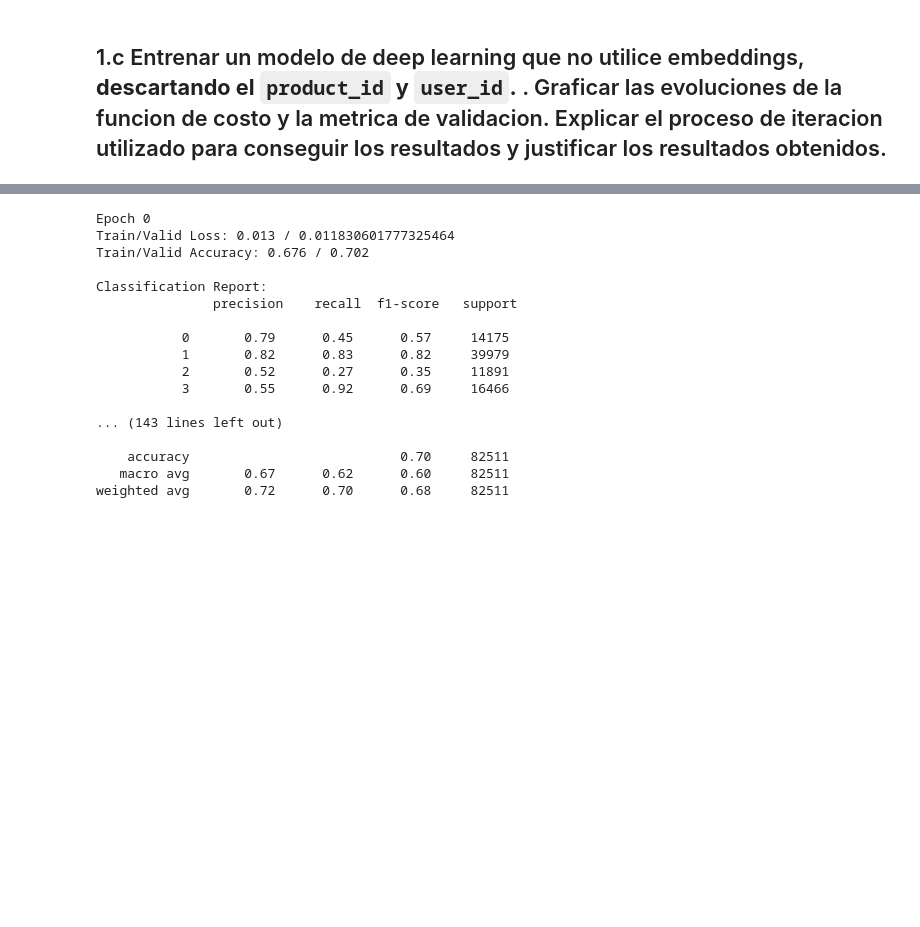
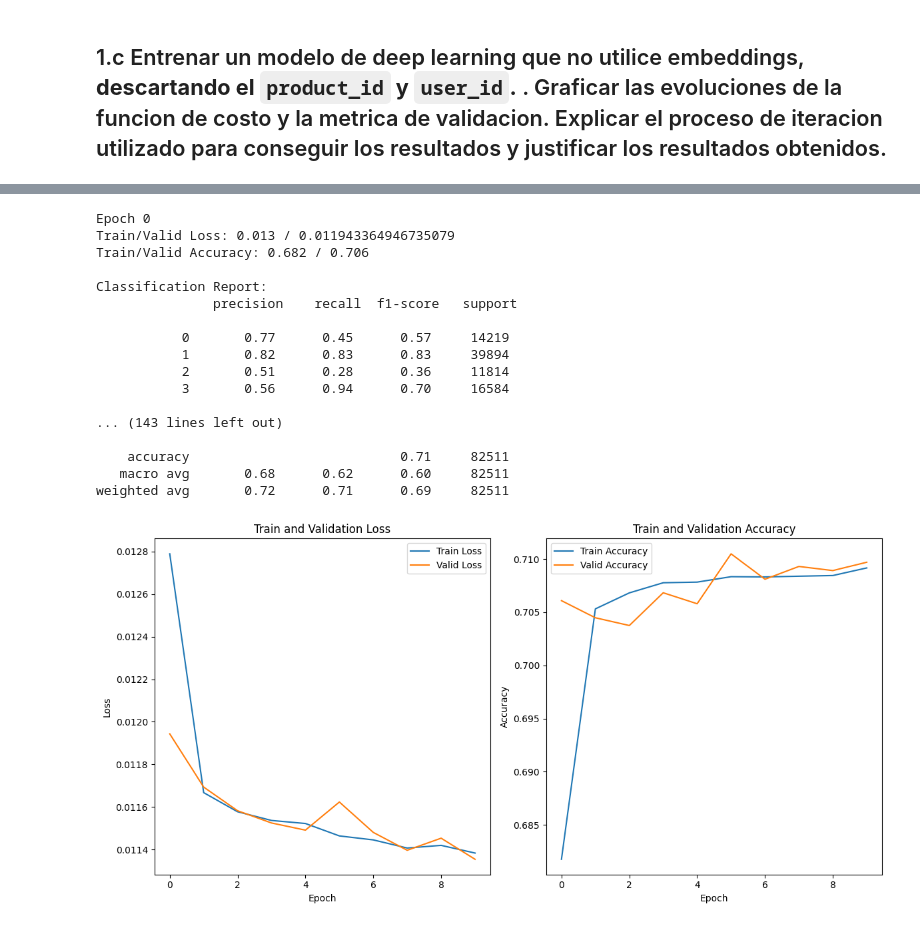
Before and after one commit to jmestanza/deep-learning, a Jupyter notebook: Mestanza-Joaquin-DL-TP Co17.ipynb, the cells around one changed output, grey strips where cells are left out. Cells and saved outputs as stored; diff of their text form; code cells hidden in the pictures; blank space fills up the shorter version.

Commit message:
Best result so far 0.7 accuracy

```diff
--- a/Mestanza-Joaquin-DL-TP Co17.ipynb
+++ b/Mestanza-Joaquin-DL-TP Co17.ipynb
@@ -1078,6 +1087,13 @@ NeuralNetwork(
   )
 )
 # %%
+
+# Lists to store loss and accuracy values per epoch
+train_losses = []
+valid_losses = []
+train_accuracies = []
+valid_accuracies = []
+
 for epoch in range(epochs):
     ############################################
     ## Training
@@ -1111,6 +1127,9 @@ for epoch in range(epochs):
     epoch_loss = epoch_loss / len(train_dataloader.dataset)
     accuracy = metrics.accuracy_score(epoch_y, epoch_y_hat)
 
+    train_losses.append(epoch_loss)  # Store training loss
+    train_accuracies.append(accuracy)  # Store training accuracy
+
     ############################################
     ## Validation
     ############################################
@@ -1136,14 +1155,16 @@ for epoch in range(epochs):
             valid_epoch_y += list(y_batch.detach().cpu().numpy())
             valid_epoch_y_hat += list(nnet_output.argmax(dim=1).detach().cpu().numpy())
 
+    valid_epoch_loss = valid_epoch_loss / len(valid_dataloader.dataset)
+    valid_accuracy = metrics.accuracy_score(valid_epoch_y, valid_epoch_y_hat)
+
+    valid_losses.append(valid_epoch_loss)  # Store validation loss
+    valid_accuracies.append(valid_accuracy)  # Store validation accuracy
+
     # ############################################
     # ## Results by epoch
     # ############################################
 
-    valid_epoch_loss = valid_epoch_loss / len(valid_dataloader.dataset)
-    valid_accuracy = metrics.accuracy_score(valid_epoch_y, valid_epoch_y_hat)
-    # valid_f1_score = metrics.f1_score(valid_epoch_y, valid_epoch_y_hat, average='weighted')  # Weighted F1 score
-    # confusion_mat = metrics.confusion_matrix(valid_epoch_y, valid_epoch_y_hat)
     classification_rep = metrics.classification_report(valid_epoch_y, valid_epoch_y_hat)
 
     ############################################
@@ -1152,24 +1173,47 @@ for epoch in range(epochs):
     print(f"Epoch {epoch}")
     print(f"Train/Valid Loss: {epoch_loss:.3f} / {valid_epoch_loss}")
     print(f"Train/Valid Accuracy: {accuracy:.3f} / {valid_accuracy:.3f}")
-    # print(f"Valid F1 Score: {valid_f1_score:.3f}")
-    # print("\nConfusion Matrix:\n", confusion_mat)
     print("\nClassification Report:\n", classification_rep)
 # %% [output]
 Epoch 0
-Train/Valid Loss: 0.013 / 0.011830601777325464
-Train/Valid Accuracy: 0.676 / 0.702
+Train/Valid Loss: 0.013 / 0.011943364946735079
+Train/Valid Accuracy: 0.682 / 0.706
 
 Classification Report:
                precision    recall  f1-score   support
 
-           0       0.79      0.45      0.57     14175
-           1       0.82      0.83      0.82     39979
-           2       0.52      0.27      0.35     11891
-           3       0.55      0.92      0.69     16466
+           0       0.77      0.45      0.57     14219
+           1       0.82      0.83      0.83     39894
+           2       0.51      0.28      0.36     11814
+           3       0.56      0.94      0.70     16584
 
 ... (143 lines left out)
 
-    accuracy                           0.70     82511
-   macro avg       0.67      0.62      0.60     82511
-weighted avg       0.72      0.70      0.68     82511
+    accuracy                           0.71     82511
+   macro avg       0.68      0.62      0.60     82511
+weighted avg       0.72      0.71      0.69     82511
+# %%
+# Plotting the training and validation loss
+plt.figure(figsize=(12, 6))
+
+plt.subplot(1, 2, 1)
+plt.plot(range(epochs), train_losses, label='Train Loss')
+plt.plot(range(epochs), valid_losses, label='Valid Loss')
+plt.xlabel('Epoch')
+plt.ylabel('Loss')
+plt.legend()
+plt.title('Train and Validation Loss')
+
+# Plotting the training and validation accuracy
+plt.subplot(1, 2, 2)
+plt.plot(range(epochs), train_accuracies, label='Train Accuracy')
+plt.plot(range(epochs), valid_accuracies, label='Valid Accuracy')
+plt.xlabel('Epoch')
+plt.ylabel('Accuracy')
+plt.legend()
+plt.title('Train and Validation Accuracy')
+
+plt.tight_layout()
+plt.show()
+# %% [output]
+[figure, added]
```
Also changed, not shown: parts of 1 cell of this notebook.
